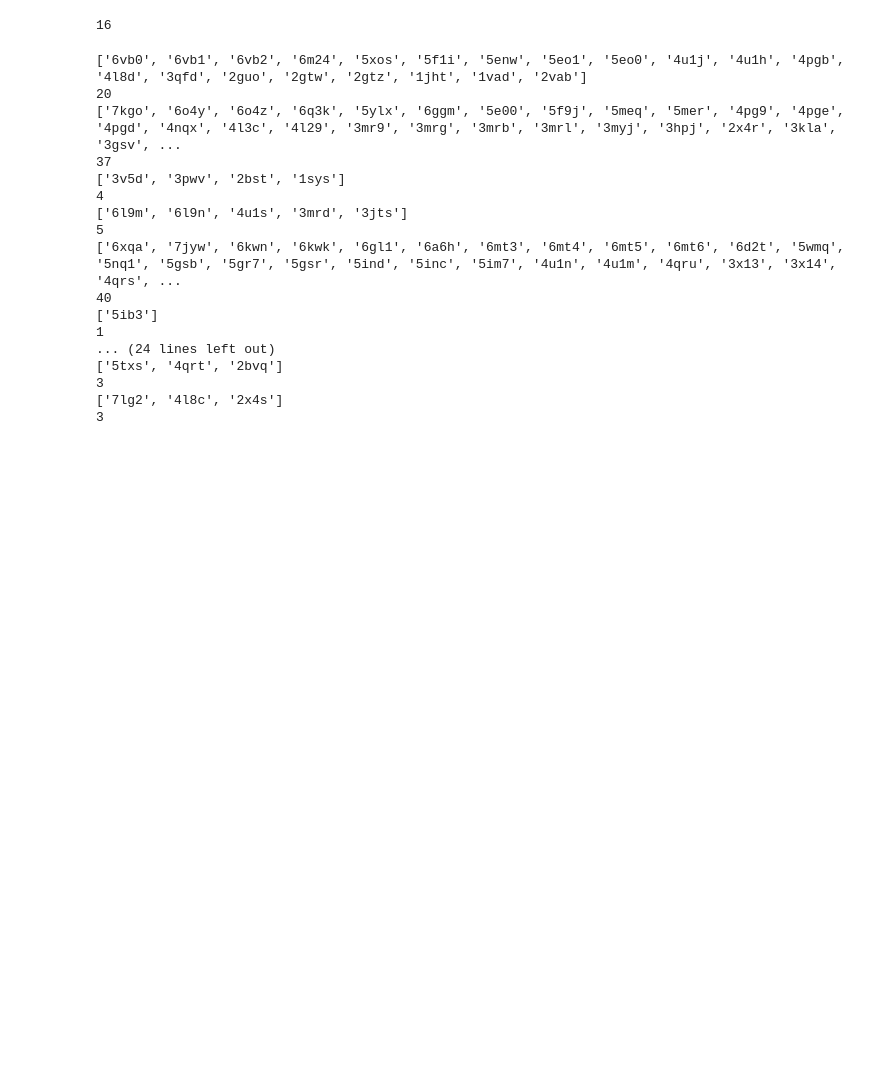
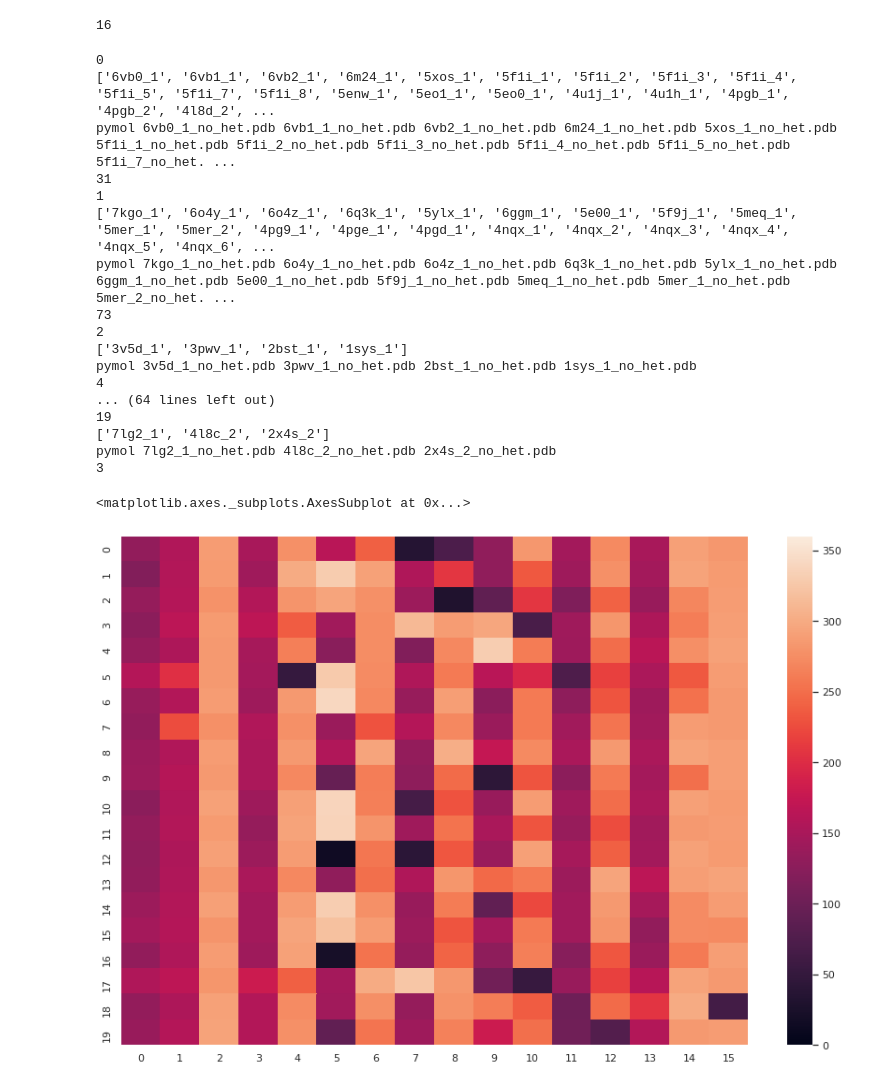
Before and after one commit to histofyi/api.histo.fyi, a Jupyter notebook: Peptide_Classification_for_Nonamers.ipynb, the cells around one changed output. Cells and saved outputs as stored; diff of their text form; code cells hidden in the pictures; blank space fills up the shorter version.

```diff
--- a/Peptide_Classification_for_Nonamers.ipynb
+++ b/Peptide_Classification_for_Nonamers.ipynb
@@ -86,14 +111,13 @@ for row in peptide_angle_data:
 # %%
-# now for the clustering, we're just doing a rough clustering to begin with, putting things into 20 buckets
-number_of_clusters = 20
+number_of_clusters = 20 # this is a number that seems to work well for the nonamers
+
 kmeans = KMeans(
-  init="random",
-  n_clusters=number_of_clusters,
-  n_init=100,
-  max_iter=300,
-  random_state=42
-)
-
+    init="random",
+    n_clusters=number_of_clusters,
+    n_init=50,
+    max_iter=300,
+    random_state=42
+  )
 kmeans.fit(peptide_angle_data)
 # %% [output]
 KMeans(algorithm='auto', copy_x=True, init='random', max_iter=300,
@@ -137,30 +161,43 @@ i = 0
 
 clusters = {}
 while i < number_of_clusters:
+  print (i)
+  this_pdb_codes = []
   this_cluster = []
   for item in cluster_map[cluster_map.cluster == i]['data_index']:
       pdb_code = item.split('_')[0]
       if pdb_code not in this_cluster:
-        this_cluster.append(pdb_code)
+        this_pdb_codes.append(pdb_code)
+      this_cluster.append(item)
   print (this_cluster)
-  print (len(this_cluster))
+  pymol_statement = 'pymol '
+  for item in this_cluster:
+    pymol_statement += '{file_name}_no_het.pdb '.format(file_name=item)
+  print (pymol_statement)
+  print (len(this_pdb_codes))
   clusters[i] = this_cluster
   i += 1
 # %% [output]
-['6vb0', '6vb1', '6vb2', '6m24', '5xos', '5f1i', '5enw', '5eo1', '5eo0', '4u1j', '4u1h', '4pgb', '4l8d', '3qfd', '2guo', '2gtw', '2gtz', '1jht', '1vad', '2vab']
-20
-['7kgo', '6o4y', '6o4z', '6q3k', '5ylx', '6ggm', '5e00', '5f9j', '5meq', '5mer', '4pg9', '4pge', '4pgd', '4nqx', '4l3c', '4l29', '3mr9', '3mrg', '3mrb', '3mrl', '3myj', '3hpj', '2x4r', '3kla', '3gsv', ...
-37
-['3v5d', '3pwv', '2bst', '1sys']
+0
+['6vb0_1', '6vb1_1', '6vb2_1', '6m24_1', '5xos_1', '5f1i_1', '5f1i_2', '5f1i_3', '5f1i_4', '5f1i_5', '5f1i_7', '5f1i_8', '5enw_1', '5eo1_1', '5eo0_1', '4u1j_1', '4u1h_1', '4pgb_1', '4pgb_2', '4l8d_2', ...
+pymol 6vb0_1_no_het.pdb 6vb1_1_no_het.pdb 6vb2_1_no_het.pdb 6m24_1_no_het.pdb 5xos_1_no_het.pdb 5f1i_1_no_het.pdb 5f1i_2_no_het.pdb 5f1i_3_no_het.pdb 5f1i_4_no_het.pdb 5f1i_5_no_het.pdb 5f1i_7_no_het. ...
+31
+1
+['7kgo_1', '6o4y_1', '6o4z_1', '6q3k_1', '5ylx_1', '6ggm_1', '5e00_1', '5f9j_1', '5meq_1', '5mer_1', '5mer_2', '4pg9_1', '4pge_1', '4pgd_1', '4nqx_1', '4nqx_2', '4nqx_3', '4nqx_4', '4nqx_5', '4nqx_6', ...
+pymol 7kgo_1_no_het.pdb 6o4y_1_no_het.pdb 6o4z_1_no_het.pdb 6q3k_1_no_het.pdb 5ylx_1_no_het.pdb 6ggm_1_no_het.pdb 5e00_1_no_het.pdb 5f9j_1_no_het.pdb 5meq_1_no_het.pdb 5mer_1_no_het.pdb 5mer_2_no_het. ...
+73
+2
+['3v5d_1', '3pwv_1', '2bst_1', '1sys_1']
+pymol 3v5d_1_no_het.pdb 3pwv_1_no_het.pdb 2bst_1_no_het.pdb 1sys_1_no_het.pdb
 4
-['6l9m', '6l9n', '4u1s', '3mrd', '3jts']
-5
-['6xqa', '7jyw', '6kwn', '6kwk', '6gl1', '6a6h', '6mt3', '6mt4', '6mt5', '6mt6', '6d2t', '5wmq', '5nq1', '5gsb', '5gr7', '5gsr', '5ind', '5inc', '5im7', '4u1n', '4u1m', '4qru', '3x13', '3x14', '4qrs', ...
-40
-['5ib3']
-1
-... (24 lines left out)
-['5txs', '4qrt', '2bvq']
+... (64 lines left out)
+19
+['7lg2_1', '4l8c_2', '2x4s_2']
+pymol 7lg2_1_no_het.pdb 4l8c_2_no_het.pdb 2x4s_2_no_het.pdb
 3
-['7lg2', '4l8c', '2x4s']
-3
+# %%
+plt.figure(figsize = (15,10))
+sns.heatmap(kmeans.cluster_centers_, vmin=0, vmax=360, yticklabels=True)
+# %% [output]
+<matplotlib.axes._subplots.AxesSubplot at 0x...>
+[figure, added]
```
Also changed, not shown: parts of 4 cells of this notebook.
